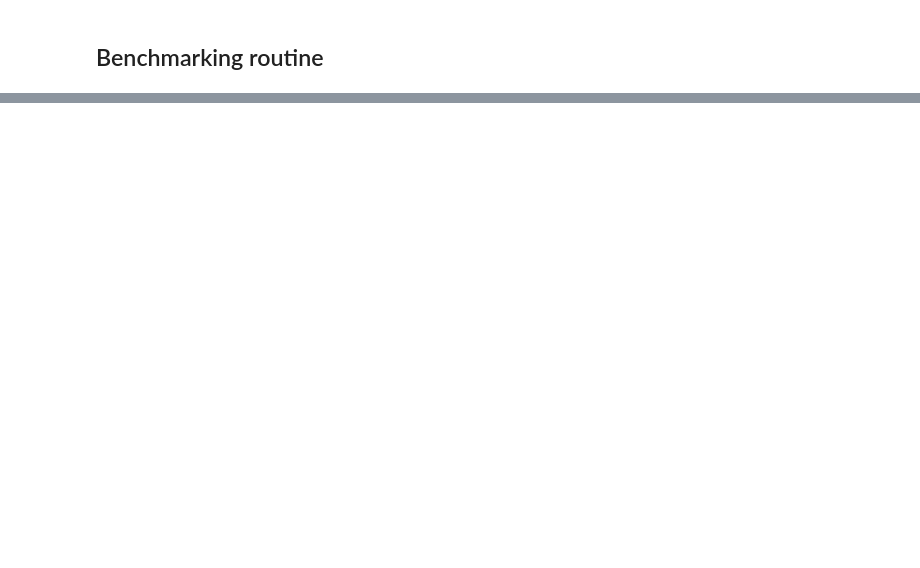
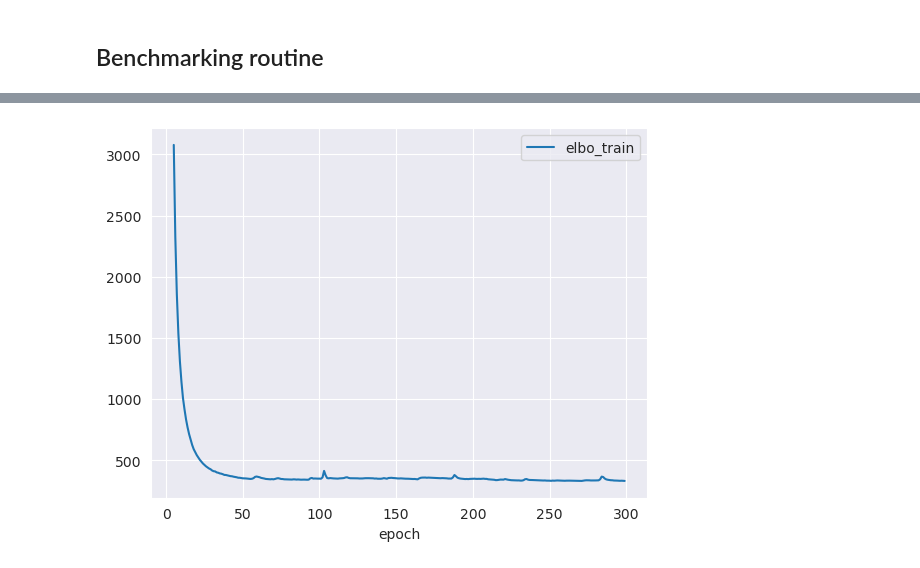
Before and after one commit to pedrofale/phylospatial_mapping, a Jupyter notebook: notebooks/benchmark.ipynb, the cells around one changed output, grey strips where cells are left out. Cells and saved outputs as stored; diff of their text form; code cells hidden in the pictures; blank space fills up the shorter version.

Commit message:
Implemented scDOT, updated dependencies to install scvi-tools, and updated benchmark.ipynb with code to run scDOT and DestVI. DestVI is not working correctly at the moment.

```diff
--- a/notebooks/benchmark.ipynb
+++ b/notebooks/benchmark.ipynb
@@ -41,6 +41,16 @@ file_path = os.path.join(os.getcwd(), "../src/spotr/", "spotr.py")
 spec = importlib.util.spec_from_file_location("spotr", file_path)
 spotr = importlib.util.module_from_spec(spec)
 spec.loader.exec_module(spotr)
+
+file_path = os.path.join(os.getcwd(), "../src/spotr/", "scvi_utils.py")
+spec = importlib.util.spec_from_file_location("scvi_utils", file_path)
+scvi_utils = importlib.util.module_from_spec(spec)
+spec.loader.exec_module(scvi_utils)
+
+file_path = os.path.join(os.getcwd(), "../src/scDOT/", "scdot.py")
+spec = importlib.util.spec_from_file_location("scdot", file_path)
+scdot = importlib.util.module_from_spec(spec)
+spec.loader.exec_module(scdot)
 # %% [markdown]
 ## Generate cell lineage tree and spatial locations
 Here we simply show what the simulated data look like.
@@ -125,0 +138,12 @@ utils.plot_selection(simulated_tree, ss_simulated_adata, ['4', '5', '6', '7'], [
+# %%
+n_reps = 1
+n_cells = 1024
+n_genes = 500
+n_traits = 5
+
+spatial_mode = 'main_clades'
+expression_mode = 'tree'
+rep = 0
+
+ss_simulated_adata, spatial_simulated_adata, tree_distance_matrix, spatial_distance_matrix, true_couplings, simulated_tree = utils.simulate_data(spatial_mode, expression_mode, seed=rep,
+                                                                                                                                                                n_cells=n_cells, n_genes=n_genes, n_traits=n_traits)
@@ -125,0 +164,4 @@ utils.plot_selection(simulated_tree, ss_simulated_adata, ['4', '5', '6', '7'], [
+# %%
+ss_simulated_adata.layers["counts"] = ss_simulated_adata.X.copy()
+
+sc_model = scvi_utils.fit_scLVM(ss_simulated_adata)
@@ -125,0 +177,5 @@ utils.plot_selection(simulated_tree, ss_simulated_adata, ['4', '5', '6', '7'], [
+# %%
+sc_model.history["elbo_train"].iloc[5:].plot()
+plt.show()
+# %% [output]
+[figure, added]
```
Also changed, not shown: parts of 10 cells of this notebook, 6 other files.
